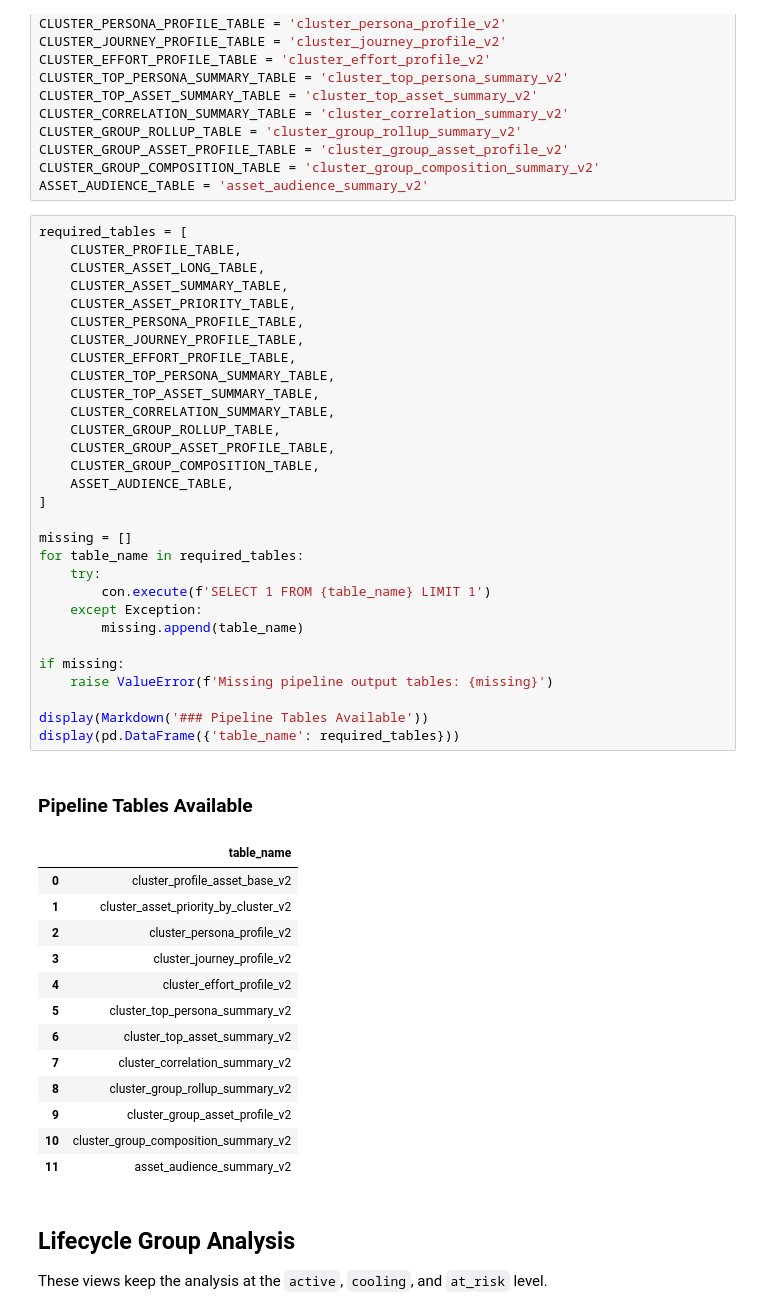
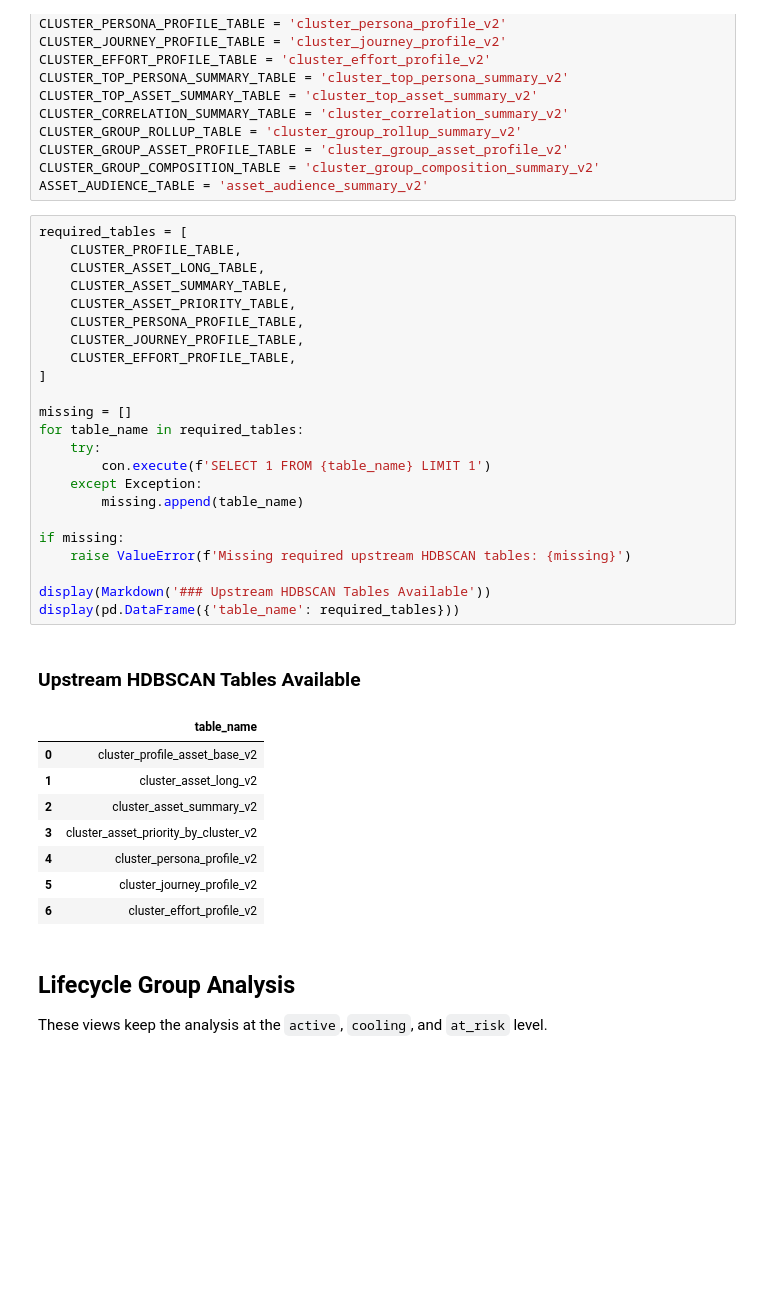
Before and after one commit to WBDoran/Spring2026_IndustryProject, a Jupyter notebook: HDBSCAN_Extra_Analysis.ipynb, the cells around one changed output. Drawn from its saved outputs; the diff is of its cells as text; blank space fills up the shorter version.

```diff
--- a/HDBSCAN_Extra_Analysis.ipynb
+++ b/HDBSCAN_Extra_Analysis.ipynb
@@ -33,48 +34,36 @@ ASSET_AUDIENCE_TABLE = 'asset_audience_summary_v2'
 # %%
 required_tables = [
     CLUSTER_PROFILE_TABLE,
     CLUSTER_ASSET_LONG_TABLE,
     CLUSTER_ASSET_SUMMARY_TABLE,
     CLUSTER_ASSET_PRIORITY_TABLE,
     CLUSTER_PERSONA_PROFILE_TABLE,
     CLUSTER_JOURNEY_PROFILE_TABLE,
     CLUSTER_EFFORT_PROFILE_TABLE,
-    CLUSTER_TOP_PERSONA_SUMMARY_TABLE,
-    CLUSTER_TOP_ASSET_SUMMARY_TABLE,
-    CLUSTER_CORRELATION_SUMMARY_TABLE,
-    CLUSTER_GROUP_ROLLUP_TABLE,
-    CLUSTER_GROUP_ASSET_PROFILE_TABLE,
-    CLUSTER_GROUP_COMPOSITION_TABLE,
-    ASSET_AUDIENCE_TABLE,
 ]
 
 missing = []
 for table_name in required_tables:
     try:
         con.execute(f'SELECT 1 FROM {table_name} LIMIT 1')
     except Exception:
         missing.append(table_name)
 
 if missing:
-    raise ValueError(f'Missing pipeline output tables: {missing}')
+    raise ValueError(f'Missing required upstream HDBSCAN tables: {missing}')
 
-display(Markdown('### Pipeline Tables Available'))
+display(Markdown('### Upstream HDBSCAN Tables Available'))
 display(pd.DataFrame({'table_name': required_tables}))
 # %% [output]
-### Pipeline Tables Available
+### Upstream HDBSCAN Tables Available
 |  | table_name |
 | 0 | cluster_profile_asset_base_v2 |
-| 1 | cluster_asset_priority_by_cluster_v2 |
-| 2 | cluster_persona_profile_v2 |
-| 3 | cluster_journey_profile_v2 |
-| 4 | cluster_effort_profile_v2 |
-| 5 | cluster_top_persona_summary_v2 |
-| 6 | cluster_top_asset_summary_v2 |
-| 7 | cluster_correlation_summary_v2 |
-| 8 | cluster_group_rollup_summary_v2 |
-| 9 | cluster_group_asset_profile_v2 |
-| 10 | cluster_group_composition_summary_v2 |
-| 11 | asset_audience_summary_v2 |
+| 1 | cluster_asset_long_v2 |
+| 2 | cluster_asset_summary_v2 |
+| 3 | cluster_asset_priority_by_cluster_v2 |
+| 4 | cluster_persona_profile_v2 |
+| 5 | cluster_journey_profile_v2 |
+| 6 | cluster_effort_profile_v2 |
 # %% [markdown]
 ## Lifecycle Group Analysis
 
```
Also changed, not shown: parts of 23 cells of this notebook.
